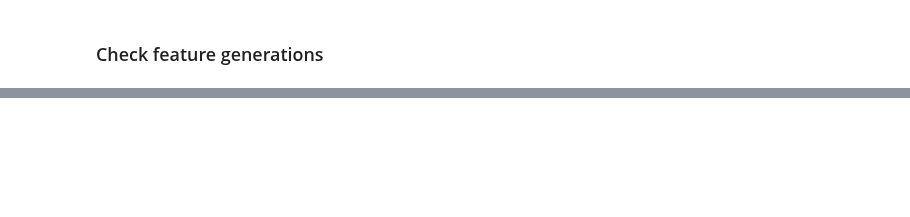
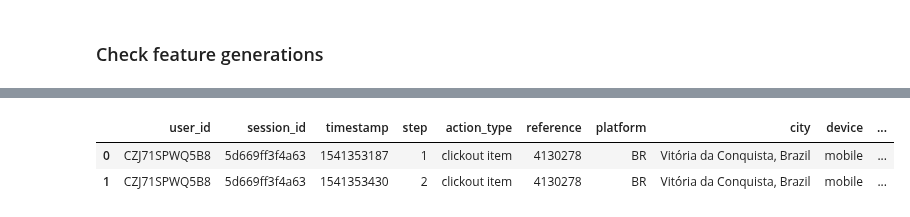
Before and after one commit to samshipengs/naps, a Jupyter notebook: eye_balling.ipynb, the cells around one changed output, grey strips where cells are left out. Drawn from its saved outputs; the diff is of its cells as text; code cells hidden in the pictures; blank space fills up the shorter version.

```diff
--- a/eye_balling.ipynb
+++ b/eye_balling.ipynb
@@ -65,3 +55,4 @@ cfs_ids = train_cleaned[train_cleaned.current_filters.notna()].session_id.unique
 # %%
-train_cleaned[train_cleaned.session_id==np.random.choice(cfs_ids, 1)[0]]
+rid = np.random.choice(train_ids, 1)[0]
+rid
 # %% [output]
@@ -85,0 +60,7 @@ train_cleaned[train_cleaned.session_id==np.random.choice(cfs_ids, 1)[0]]
+# %%
+raw_demo = train_raw[train_raw.session_id==rid].reset_index(drop=True)
+raw_demo
+# %% [output]
+|  | user_id | session_id | timestamp | step | action_type | reference | platform | city | device | ... |
+| 0 | CZJ71SPWQ5B8 | 5d669ff3f4a63 | 1541353187 | 1 | clickout item | 4130278 | BR | Vitória da Conquista, Brazil | mobile | ... |
+| 1 | CZJ71SPWQ5B8 | 5d669ff3f4a63 | 1541353430 | 2 | clickout item | 4130278 | BR | Vitória da Conquista, Brazil | mobile | ... |
```
Also changed, not shown: parts of 33 cells of this notebook, 4 other files.
